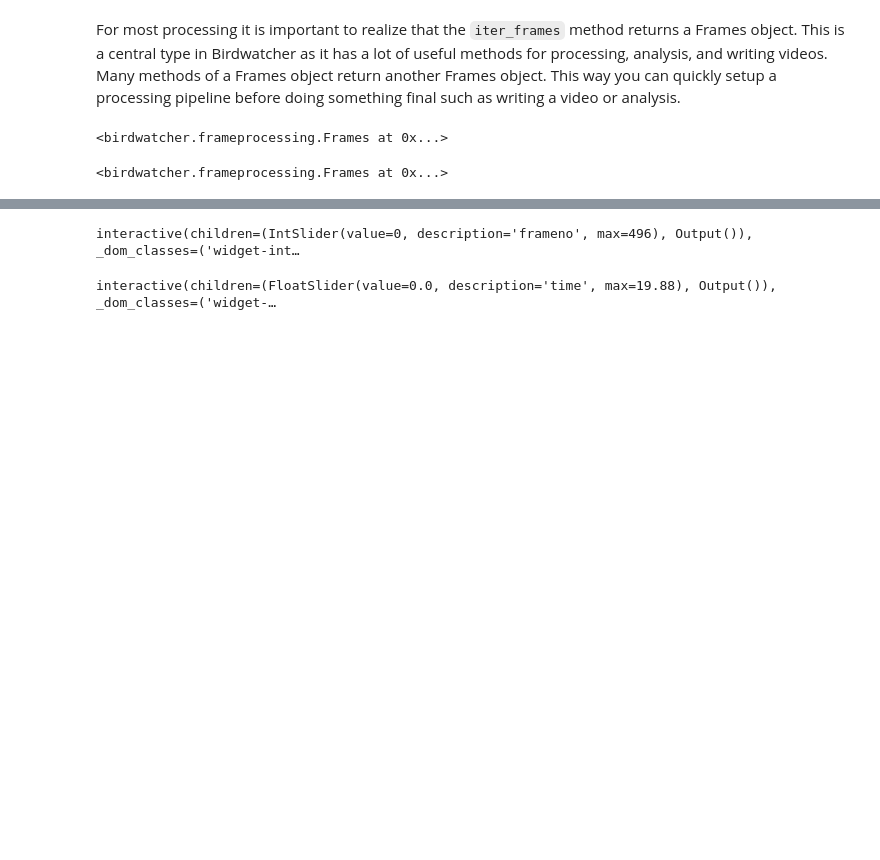
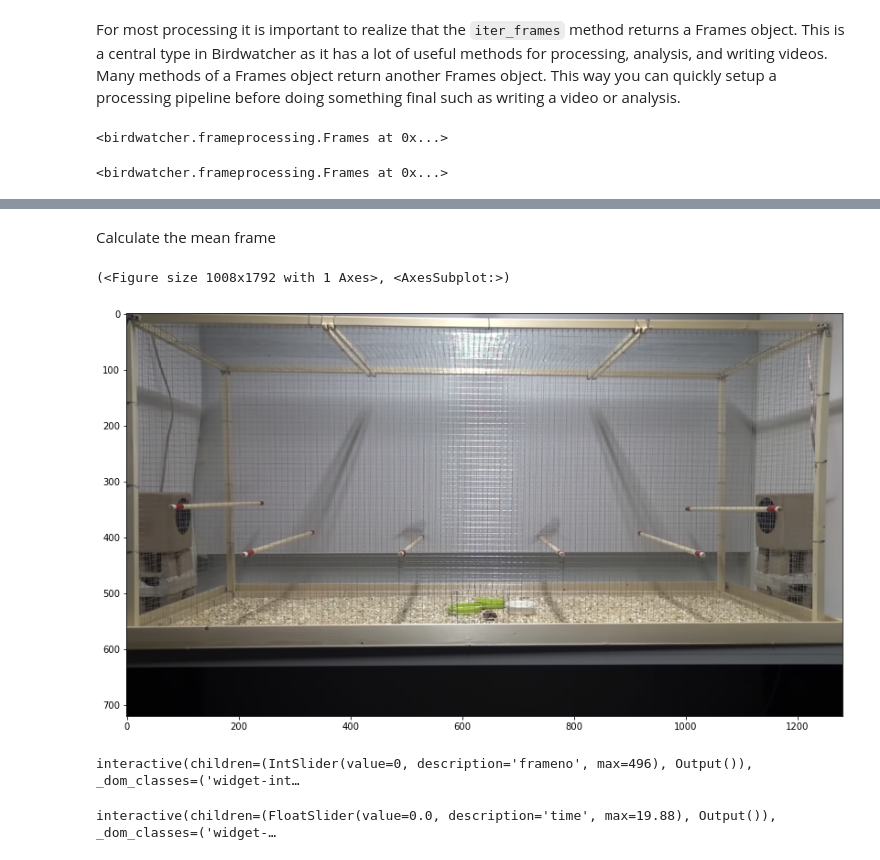
Before and after one commit to gbeckers/Birdwatcher, a Jupyter notebook: notebooks/videofile.ipynb, the cells around one changed output, grey strips where cells are left out. Cells and saved outputs as stored; diff of their text form; code cells hidden in the pictures; blank space fills up the shorter version.

```diff
--- a/notebooks/videofile.ipynb
+++ b/notebooks/videofile.ipynb
@@ -113,4 +110,13 @@ imshow_frame(vf_processed.get_frame(250))
 [figure]
+# %% [markdown]
+Calculate the mean frame
+# %%
+frame = vf.iter_frames().calc_meanframe()
+# %%
+imshow_frame(frame)
+# %% [output]
+(<Figure size 1008x1792 with 1 Axes>, <AxesSubplot:>)
+[figure, added]
 # %%
 from ipywidgets import interact
 # %%
```
Also changed, not shown: parts of 5 cells of this notebook, 2 other files.
